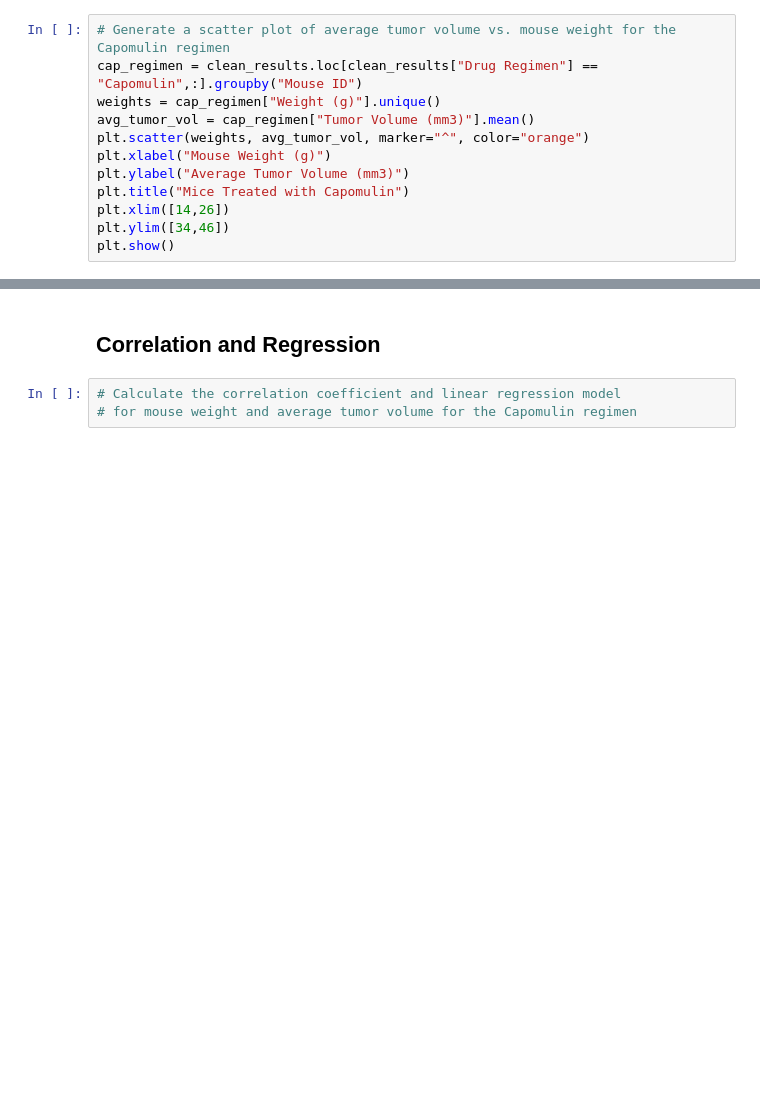
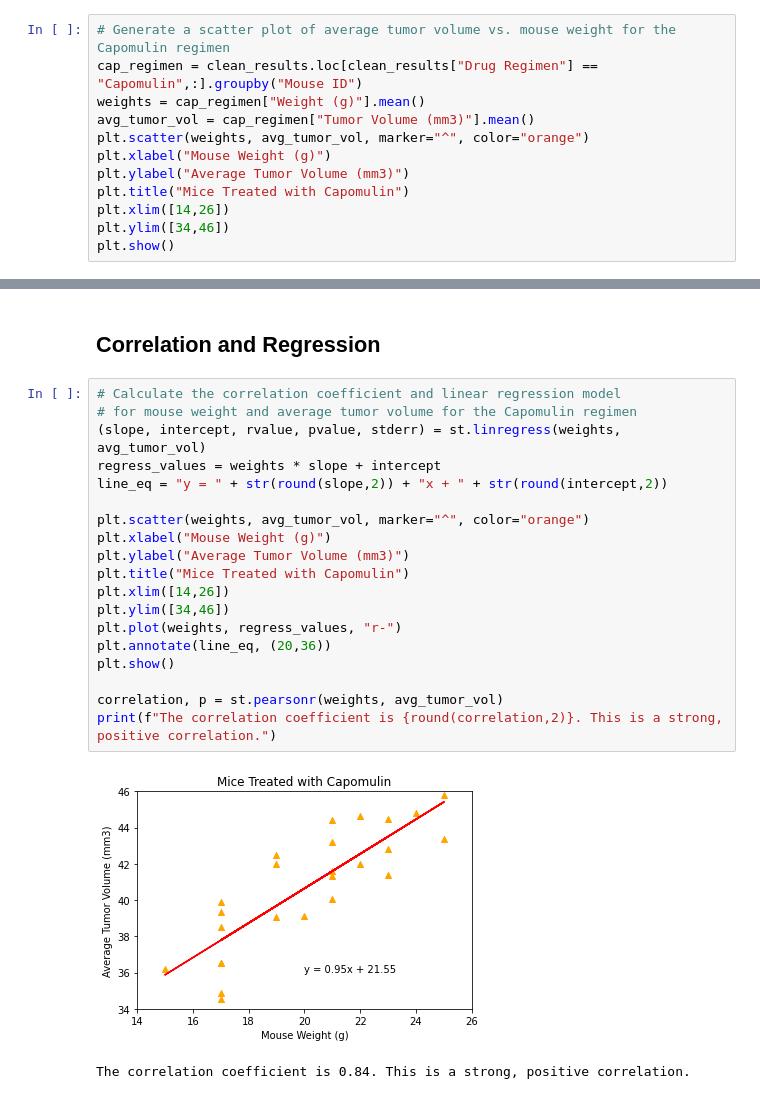
Before and after one commit to khutula/matplotlib-challenge, a Jupyter notebook: pymaceuticals_starter.ipynb, the cells around one changed output, grey strips where cells are left out. Cells and saved outputs as stored; diff of their text form; blank space fills up the shorter version.

Commit message:
add code for Correlation and Regression section

```diff
--- a/pymaceuticals_starter.ipynb
+++ b/pymaceuticals_starter.ipynb
@@ -283,7 +283,7 @@ plt.show()
 # %%
 # Generate a scatter plot of average tumor volume vs. mouse weight for the Capomulin regimen
 cap_regimen = clean_results.loc[clean_results["Drug Regimen"] == "Capomulin",:].groupby("Mouse ID")
-weights = cap_regimen["Weight (g)"].unique()
+weights = cap_regimen["Weight (g)"].mean()
 avg_tumor_vol = cap_regimen["Tumor Volume (mm3)"].mean()
 plt.scatter(weights, avg_tumor_vol, marker="^", color="orange")
 plt.xlabel("Mouse Weight (g)")
@@ -297,5 +314,24 @@ plt.show()
 # %% [markdown]
 ## Correlation and Regression
-# %%
-# Calculate the correlation coefficient and linear regression model
-# for mouse weight and average tumor volume for the Capomulin regimen
+# %%
+# Calculate the correlation coefficient and linear regression model
+# for mouse weight and average tumor volume for the Capomulin regimen
+(slope, intercept, rvalue, pvalue, stderr) = st.linregress(weights, avg_tumor_vol)
+regress_values = weights * slope + intercept
+line_eq = "y = " + str(round(slope,2)) + "x + " + str(round(intercept,2))
+
+plt.scatter(weights, avg_tumor_vol, marker="^", color="orange")
+plt.xlabel("Mouse Weight (g)")
+plt.ylabel("Average Tumor Volume (mm3)")
+plt.title("Mice Treated with Capomulin")
+plt.xlim([14,26])
+plt.ylim([34,46])
+plt.plot(weights, regress_values, "r-")
+plt.annotate(line_eq, (20,36))
+plt.show()
+
+correlation, p = st.pearsonr(weights, avg_tumor_vol)
+print(f"The correlation coefficient is {round(correlation,2)}. This is a strong, positive correlation.")
+# %% [output]
+[figure, added]
+The correlation coefficient is 0.84. This is a strong, positive correlation.
```
Also changed, not shown: parts of 1 cell of this notebook.
